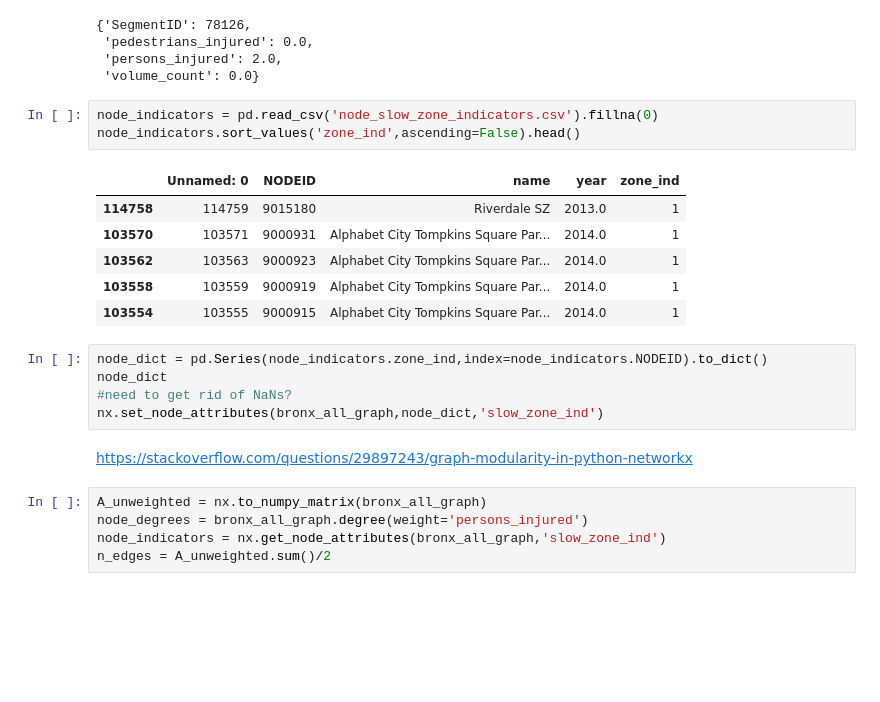
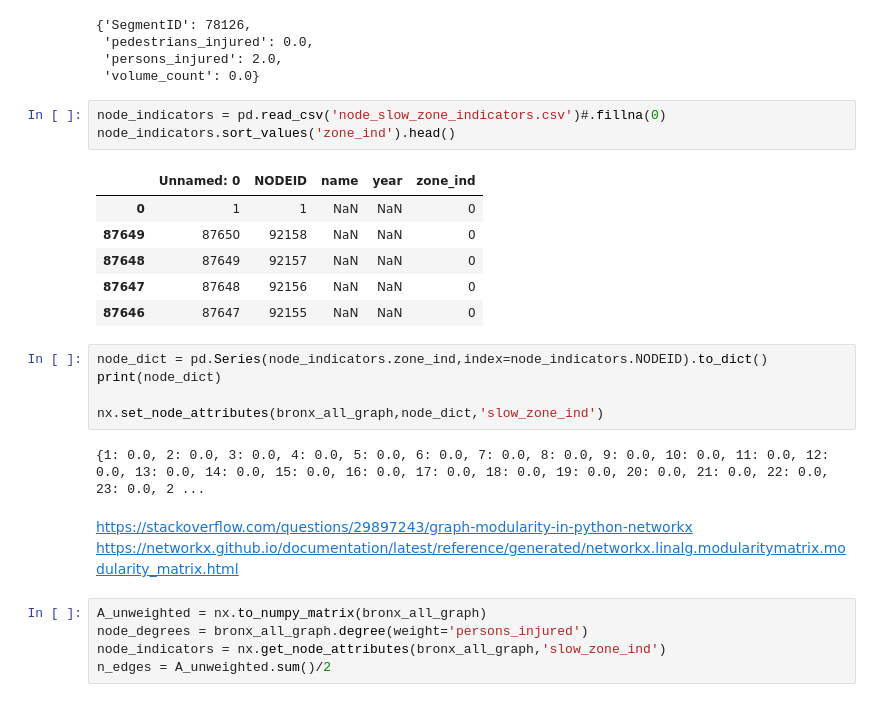
Before and after one commit to galowich/cee345, a Jupyter notebook: network_analysis.ipynb, the cells around one changed output. Cells and saved outputs as stored; diff of their text form; blank space fills up the shorter version.

```diff
--- a/network_analysis.ipynb
+++ b/network_analysis.ipynb
@@ -28,22 +29,25 @@ bronx_all_graph[47740][9045677]
  'persons_injured': 2.0,
  'volume_count': 0.0}
 # %%
-node_indicators = pd.read_csv('node_slow_zone_indicators.csv').fillna(0)
-node_indicators.sort_values('zone_ind',ascending=False).head()
+node_indicators = pd.read_csv('node_slow_zone_indicators.csv')#.fillna(0)
+node_indicators.sort_values('zone_ind').head()
 # %% [output]
 |  | Unnamed: 0 | NODEID | name | year | zone_ind |
-| 114758 | 114759 | 9015180 | Riverdale SZ | 2013.0 | 1 |
-| 103570 | 103571 | 9000931 | Alphabet City Tompkins Square Par... | 2014.0 | 1 |
-| 103562 | 103563 | 9000923 | Alphabet City Tompkins Square Par... | 2014.0 | 1 |
-| 103558 | 103559 | 9000919 | Alphabet City Tompkins Square Par... | 2014.0 | 1 |
-| 103554 | 103555 | 9000915 | Alphabet City Tompkins Square Par... | 2014.0 | 1 |
+| 0 | 1 | 1 | NaN | NaN | 0 |
+| 87649 | 87650 | 92158 | NaN | NaN | 0 |
+| 87648 | 87649 | 92157 | NaN | NaN | 0 |
+| 87647 | 87648 | 92156 | NaN | NaN | 0 |
+| 87646 | 87647 | 92155 | NaN | NaN | 0 |
 # %%
 node_dict = pd.Series(node_indicators.zone_ind,index=node_indicators.NODEID).to_dict()
-node_dict
-#need to get rid of NaNs?
+print(node_dict)
+
 nx.set_node_attributes(bronx_all_graph,node_dict,'slow_zone_ind')
+# %% [output]
+{1: 0.0, 2: 0.0, 3: 0.0, 4: 0.0, 5: 0.0, 6: 0.0, 7: 0.0, 8: 0.0, 9: 0.0, 10: 0.0, 11: 0.0, 12: 0.0, 13: 0.0, 14: 0.0, 15: 0.0, 16: 0.0, 17: 0.0, 18: 0.0, 19: 0.0, 20: 0.0, 21: 0.0, 22: 0.0, 23: 0.0, 2 ...
 # %% [markdown]
 https://stackoverflow.com/questions/29897243/graph-modularity-in-python-networkx
+https://networkx.github.io/documentation/latest/reference/generated/networkx.linalg.modularitymatrix.modularity_matrix.html
 # %%
 A_unweighted = nx.to_numpy_matrix(bronx_all_graph)
 node_degrees = bronx_all_graph.degree(weight='persons_injured')
```
Also changed, not shown: parts of 28 cells of this notebook, 1 other file.
